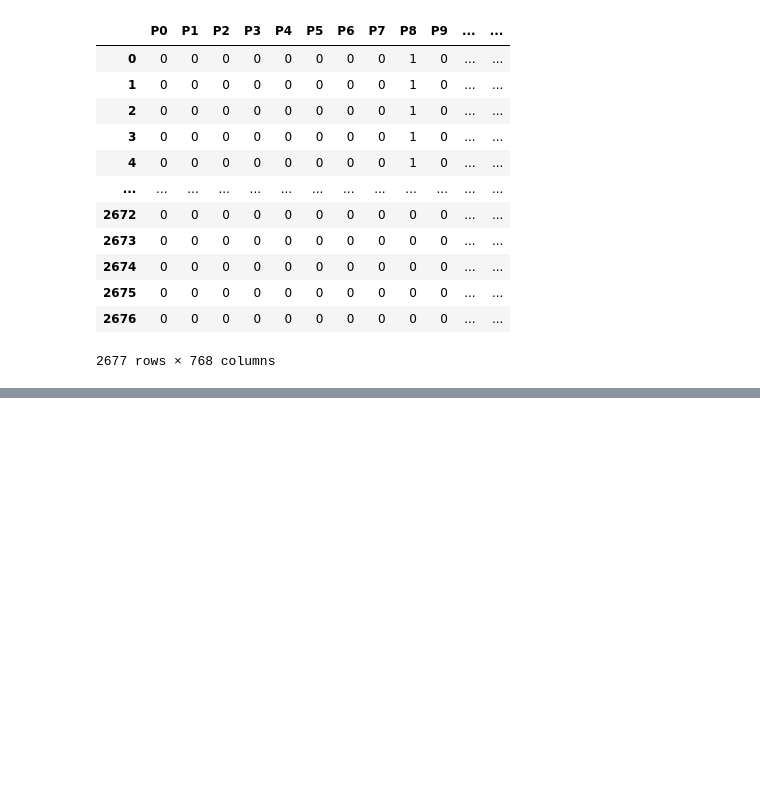
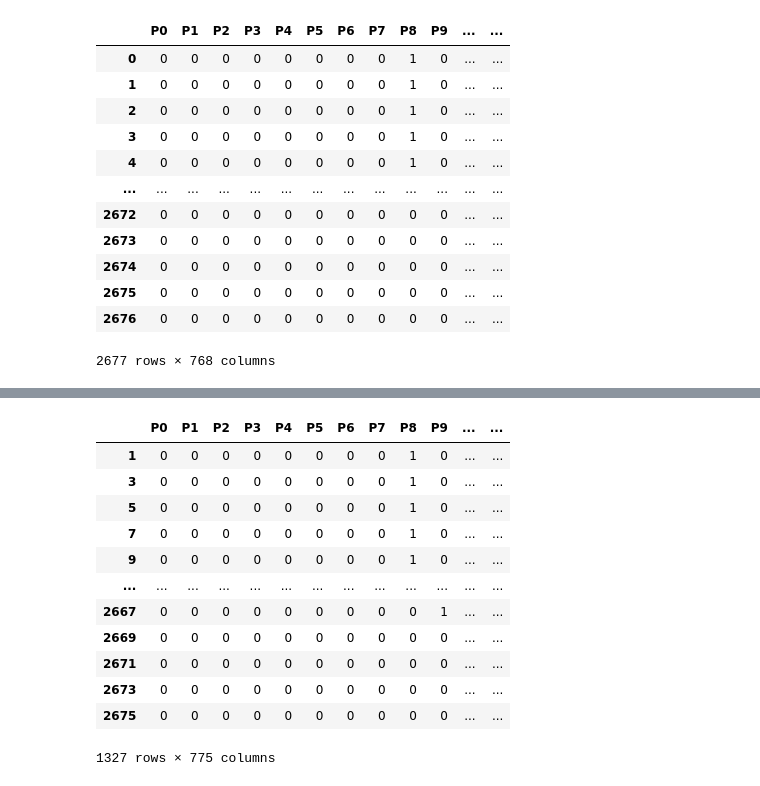
Before and after one commit to VPeron/cc_detector, a Jupyter notebook: notebooks/pgn_to_3dfs_Manuel.ipynb, the cells around one changed output, grey strips where cells are left out. Cells and saved outputs as stored; diff of their text form; code cells hidden in the pictures; blank space fills up the shorter version.

```diff
--- a/notebooks/pgn_to_3dfs_Manuel.ipynb
+++ b/notebooks/pgn_to_3dfs_Manuel.ipynb
@@ -478,0 +635,17 @@ df_wide
+# %%
+df_black = df_wide_full[df_wide_full["turn"] == "black"]
+df_black
+# %% [output]
+|  | P0 | P1 | P2 | P3 | P4 | P5 | P6 | P7 | P8 | P9 | ... | ... |
+| 1 | 0 | 0 | 0 | 0 | 0 | 0 | 0 | 0 | 1 | 0 | ... | ... |
+| 3 | 0 | 0 | 0 | 0 | 0 | 0 | 0 | 0 | 1 | 0 | ... | ... |
+| 5 | 0 | 0 | 0 | 0 | 0 | 0 | 0 | 0 | 1 | 0 | ... | ... |
+| 7 | 0 | 0 | 0 | 0 | 0 | 0 | 0 | 0 | 1 | 0 | ... | ... |
+| 9 | 0 | 0 | 0 | 0 | 0 | 0 | 0 | 0 | 1 | 0 | ... | ... |
+| ... | ... | ... | ... | ... | ... | ... | ... | ... | ... | ... | ... | ... |
+| 2667 | 0 | 0 | 0 | 0 | 0 | 0 | 0 | 0 | 0 | 1 | ... | ... |
+| 2669 | 0 | 0 | 0 | 0 | 0 | 0 | 0 | 0 | 0 | 0 | ... | ... |
+| 2671 | 0 | 0 | 0 | 0 | 0 | 0 | 0 | 0 | 0 | 0 | ... | ... |
+| 2673 | 0 | 0 | 0 | 0 | 0 | 0 | 0 | 0 | 0 | 0 | ... | ... |
+| 2675 | 0 | 0 | 0 | 0 | 0 | 0 | 0 | 0 | 0 | 0 | ... | ... |
+1327 rows × 775 columns
```
Also changed, not shown: parts of 51 cells of this notebook, 3 other files.
